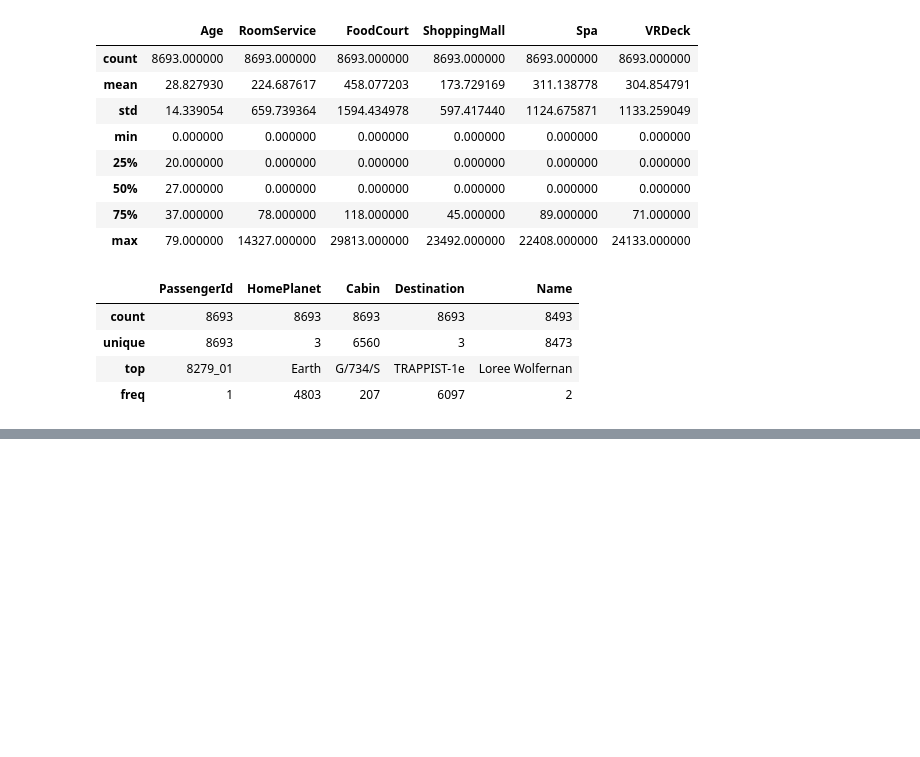
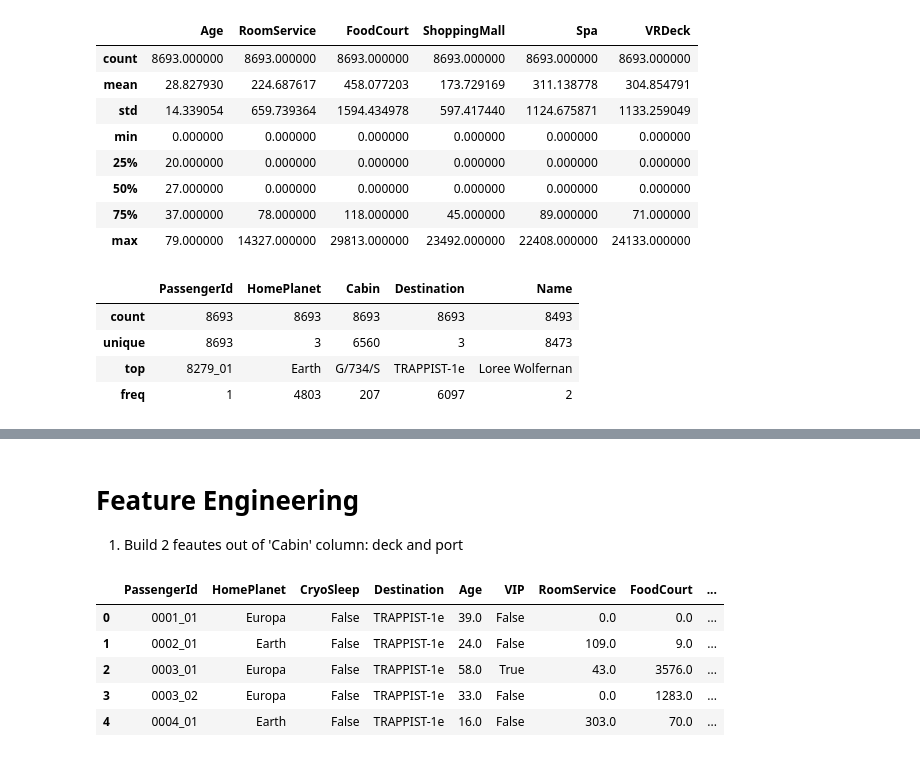
Before and after one commit to 0Ellias0/Spaceship-Titanic-Competition-, a Jupyter notebook: main.ipynb, the cells around one changed output, grey strips where cells are left out. Drawn from its saved outputs; the diff is of its cells as text; code cells hidden in the pictures; blank space fills up the shorter version.

```diff
--- a/main.ipynb
+++ b/main.ipynb
@@ -222,0 +250,21 @@ df_train[df_train["Name"]=="Alraium Disivering"]
+# %% [markdown]
+# Feature Engineering
+
+1. Build 2 feautes out of 'Cabin' column: deck and port
+# %%
+import numpy as np
+
+# building the deck and port features form the 'Cabin' column
+df_train['Deck'] = df_train['Cabin'].apply(lambda s: s[0] if pd.notnull(s) else 'M')
+df_train['Port'] = df_train['Cabin'].apply(lambda s: s[-1] if pd.notnull(s) else 'M')
+df_train['Deck'] = df_train['Deck'].map({'B':0, 'F':1, 'A':2, 'G':3, 'E':5,'C':6,'T':7})
+df_train['Port'] = df_train['Port'].map({'P':0, 'S':1}).astype(int)
+df_train.drop(['Cabin'],axis=1,inplace=True)
+df_train.head()
+# %% [output]
+|  | PassengerId | HomePlanet | CryoSleep | Destination | Age | VIP | RoomService | FoodCourt | ... |
+| 0 | 0001_01 | Europa | False | TRAPPIST-1e | 39.0 | False | 0.0 | 0.0 | ... |
+| 1 | 0002_01 | Earth | False | TRAPPIST-1e | 24.0 | False | 109.0 | 9.0 | ... |
+| 2 | 0003_01 | Europa | False | TRAPPIST-1e | 58.0 | True | 43.0 | 3576.0 | ... |
+| 3 | 0003_02 | Europa | False | TRAPPIST-1e | 33.0 | False | 0.0 | 1283.0 | ... |
+| 4 | 0004_01 | Earth | False | TRAPPIST-1e | 16.0 | False | 303.0 | 70.0 | ... |
```
Also changed, not shown: parts of 12 cells of this notebook.
